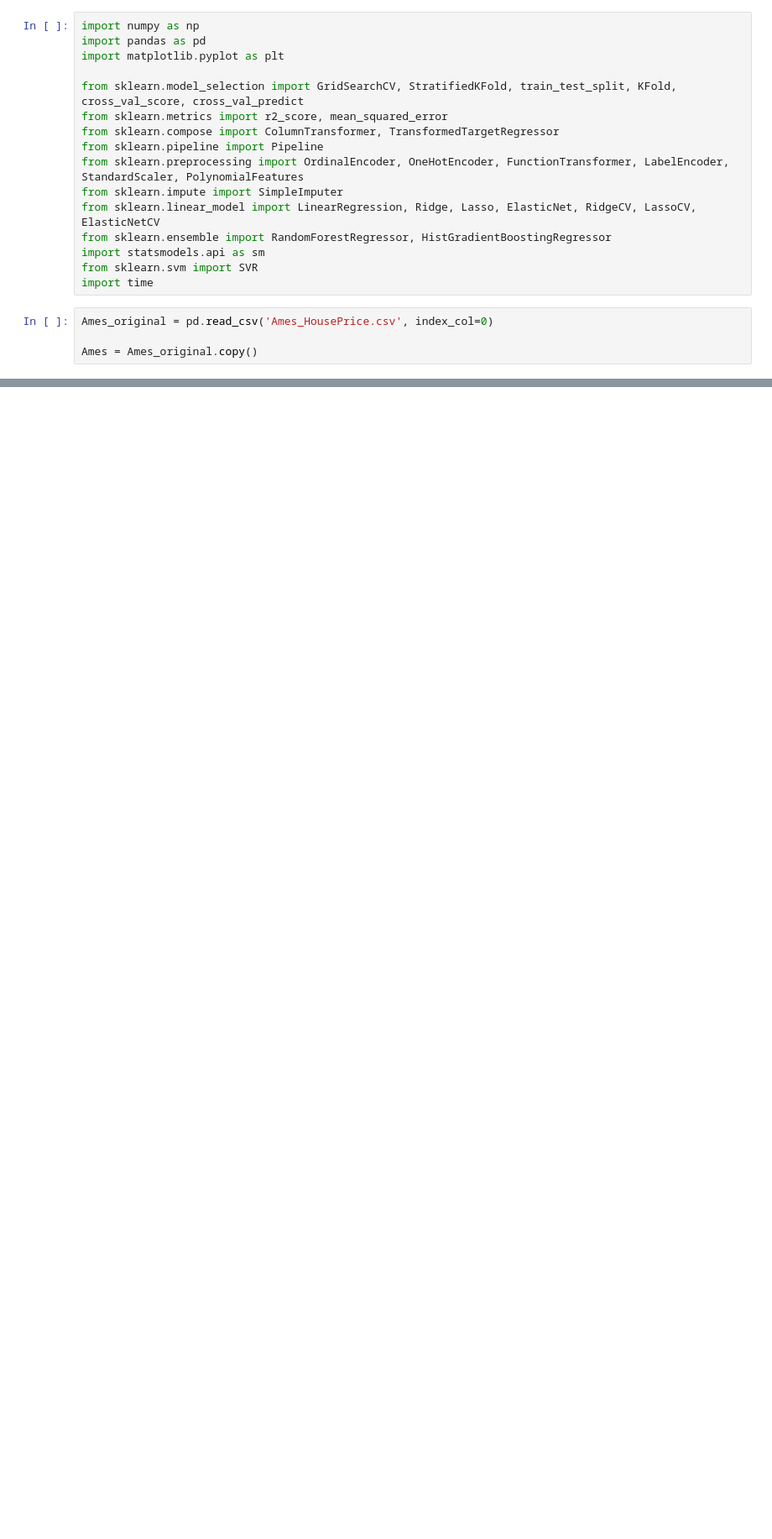
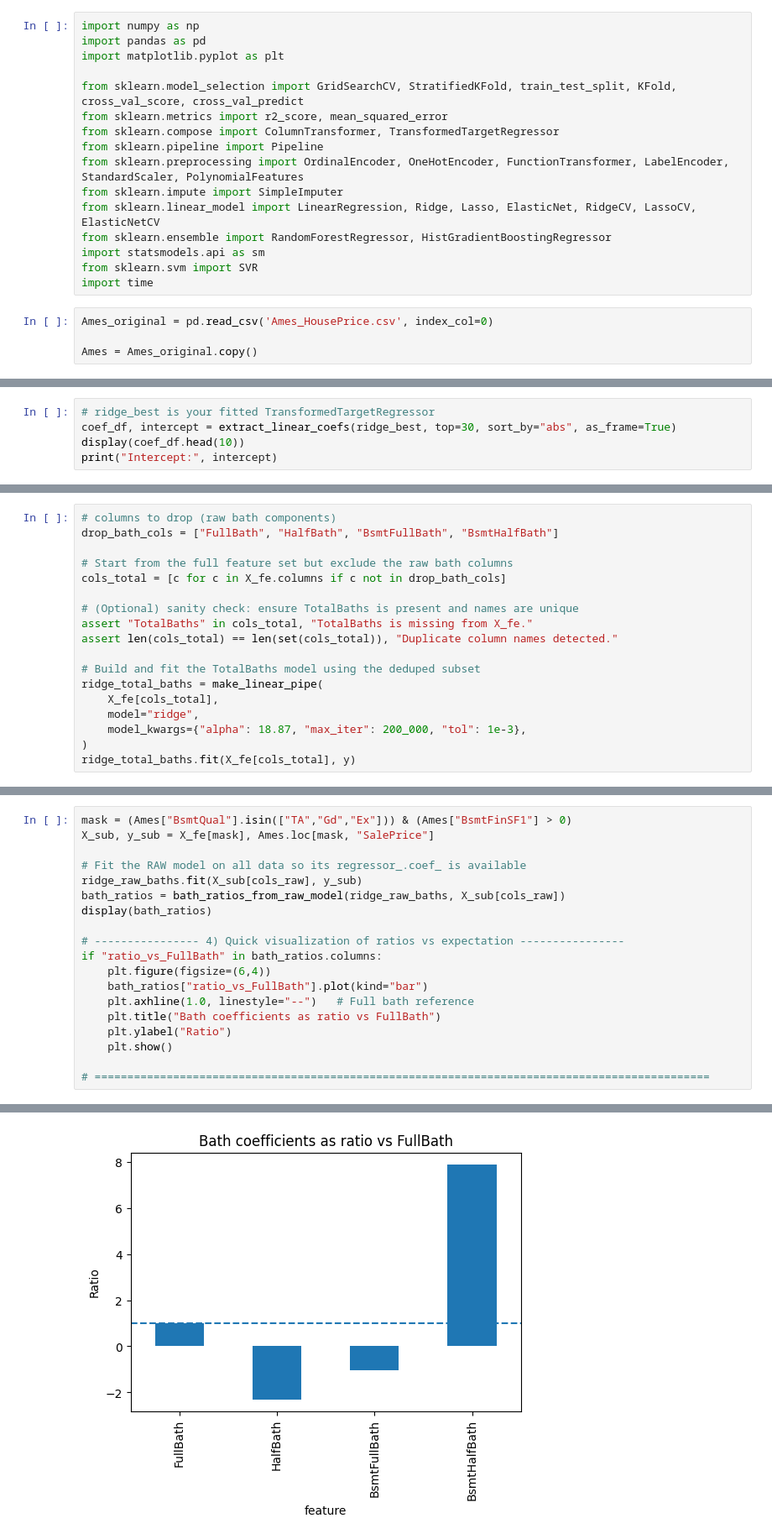
Before and after one commit to asilbert/MLProject, a Jupyter notebook: MLProject_V2.ipynb, the cells around one changed output, grey strips where cells are left out. Shown at 84% size. Drawn from its saved outputs; the diff is of its cells as text; blank space fills up the shorter version.

Commit message:
Blend model created, bathroom coefficients optimized

```diff
--- a/MLProject_V2.ipynb
+++ b/MLProject_V2.ipynb
@@ -459,0 +1224,5 @@ print(cv_eval_models(X=X_fe, y=y, models=[
+# %%
+# ridge_best is your fitted TransformedTargetRegressor
+coef_df, intercept = extract_linear_coefs(ridge_best, top=30, sort_by="abs", as_frame=True)
+display(coef_df.head(10))
+print("Intercept:", intercept)
@@ -459,0 +1469,18 @@ print(cv_eval_models(X=X_fe, y=y, models=[
+# %%
+# columns to drop (raw bath components)
+drop_bath_cols = ["FullBath", "HalfBath", "BsmtFullBath", "BsmtHalfBath"]
+
+# Start from the full feature set but exclude the raw bath columns
+cols_total = [c for c in X_fe.columns if c not in drop_bath_cols]
+
+# (Optional) sanity check: ensure TotalBaths is present and names are unique
+assert "TotalBaths" in cols_total, "TotalBaths is missing from X_fe."
+assert len(cols_total) == len(set(cols_total)), "Duplicate column names detected."
+
+# Build and fit the TotalBaths model using the deduped subset
+ridge_total_baths = make_linear_pipe(
+    X_fe[cols_total],
+    model="ridge",
+    model_kwargs={"alpha": 18.87, "max_iter": 200_000, "tol": 1e-3},
+)
+ridge_total_baths.fit(X_fe[cols_total], y)
@@ -459,0 +1649,20 @@ print(cv_eval_models(X=X_fe, y=y, models=[
+# %%
+mask = (Ames["BsmtQual"].isin(["TA","Gd","Ex"])) & (Ames["BsmtFinSF1"] > 0)
+X_sub, y_sub = X_fe[mask], Ames.loc[mask, "SalePrice"]
+
+# Fit the RAW model on all data so its regressor_.coef_ is available
+ridge_raw_baths.fit(X_sub[cols_raw], y_sub)
+bath_ratios = bath_ratios_from_raw_model(ridge_raw_baths, X_sub[cols_raw])
+display(bath_ratios)
+
+# ---------------- 4) Quick visualization of ratios vs expectation ----------------
+if "ratio_vs_FullBath" in bath_ratios.columns:
+    plt.figure(figsize=(6,4))
+    bath_ratios["ratio_vs_FullBath"].plot(kind="bar")
+    plt.axhline(1.0, linestyle="--")   # Full bath reference
+    plt.title("Bath coefficients as ratio vs FullBath")
+    plt.ylabel("Ratio")
+    plt.show()
+
+# ==============================================================================================
+# %% [output]
@@ -459,0 +1675 @@ print(cv_eval_models(X=X_fe, y=y, models=[
+[figure, added]
```
Also changed, not shown: parts of 49 cells of this notebook, 2 other files.
